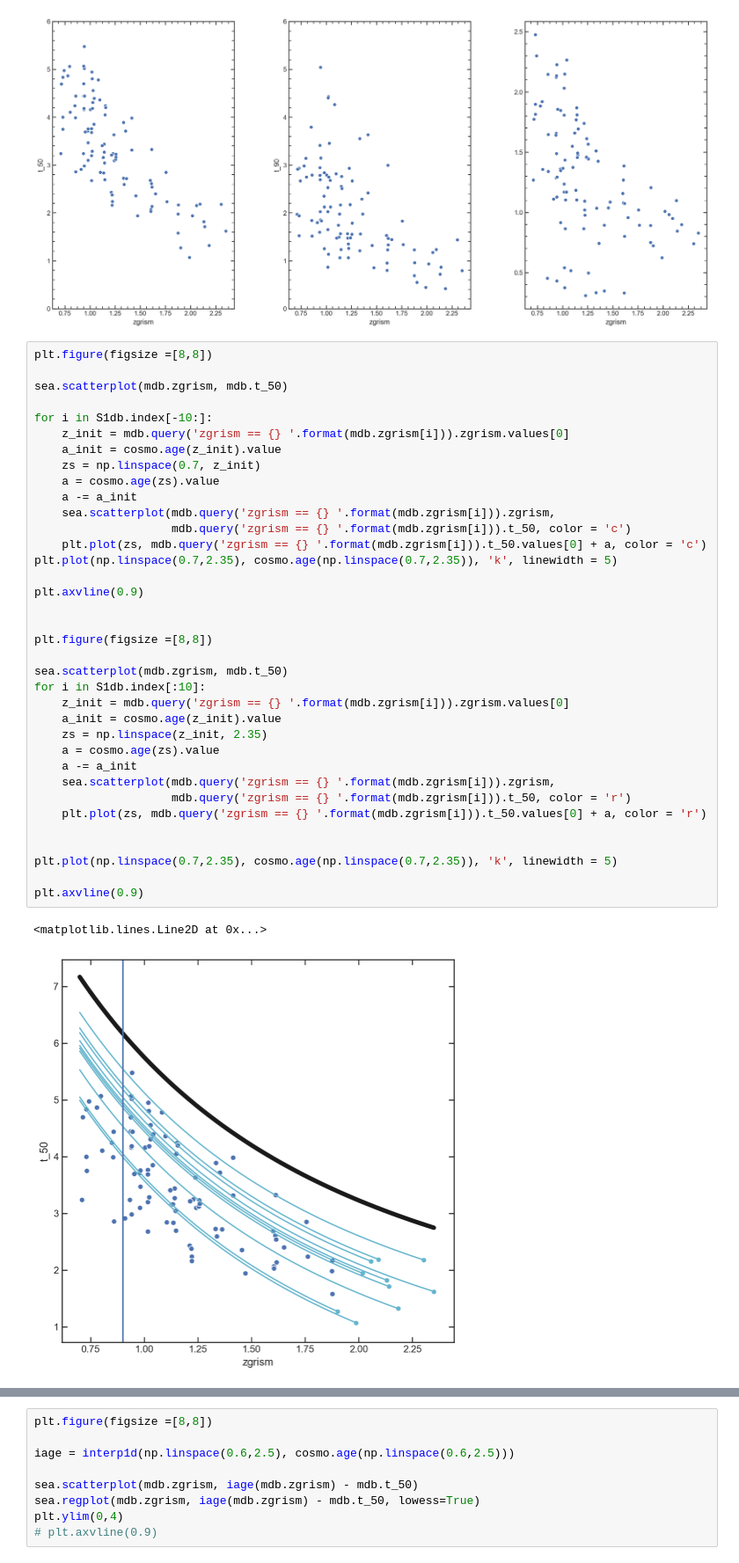
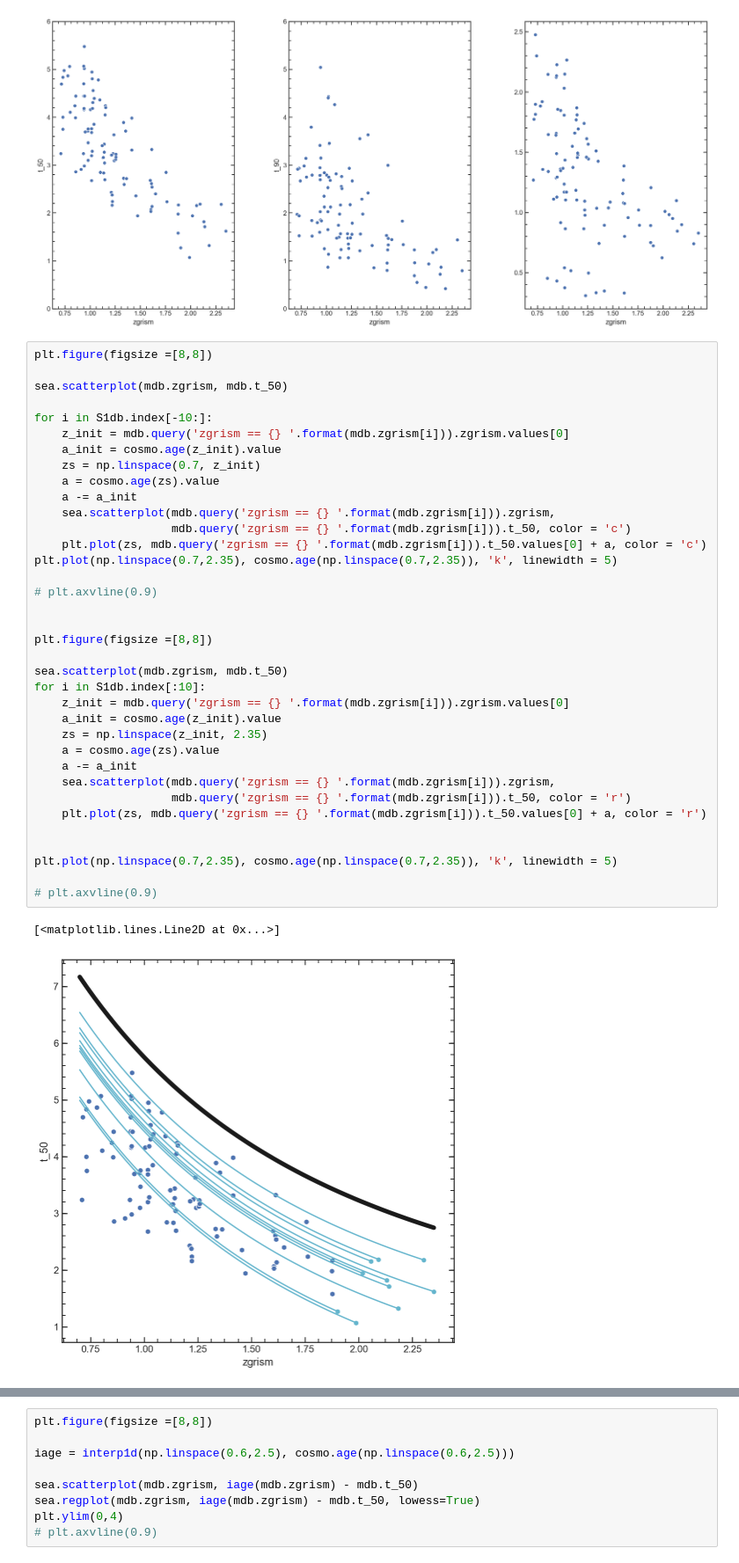
Before and after one commit to Vince-ec/Cluster_and_field, a Jupyter notebook: scripts/low_redshift.ipynb, the cells around one changed output, grey strips where cells are left out. Shown at 88% size. Drawn from its saved outputs; the diff is of its cells as text.

```diff
--- a/scripts/low_redshift.ipynb
+++ b/scripts/low_redshift.ipynb
@@ -366,34 +364,34 @@ sea.scatterplot(mdb.zgrism, mdb.t_50)
 for i in S1db.index[-10:]:
     z_init = mdb.query('zgrism == {} '.format(mdb.zgrism[i])).zgrism.values[0]
     a_init = cosmo.age(z_init).value
     zs = np.linspace(0.7, z_init)
     a = cosmo.age(zs).value
     a -= a_init
     sea.scatterplot(mdb.query('zgrism == {} '.format(mdb.zgrism[i])).zgrism,
                     mdb.query('zgrism == {} '.format(mdb.zgrism[i])).t_50, color = 'c')
     plt.plot(zs, mdb.query('zgrism == {} '.format(mdb.zgrism[i])).t_50.values[0] + a, color = 'c')
 plt.plot(np.linspace(0.7,2.35), cosmo.age(np.linspace(0.7,2.35)), 'k', linewidth = 5)
 
-plt.axvline(0.9)
+# plt.axvline(0.9)
 
 
 plt.figure(figsize =[8,8])
 
 sea.scatterplot(mdb.zgrism, mdb.t_50)
 for i in S1db.index[:10]:
     z_init = mdb.query('zgrism == {} '.format(mdb.zgrism[i])).zgrism.values[0]
     a_init = cosmo.age(z_init).value
     zs = np.linspace(z_init, 2.35)
     a = cosmo.age(zs).value
     a -= a_init
     sea.scatterplot(mdb.query('zgrism == {} '.format(mdb.zgrism[i])).zgrism,
                     mdb.query('zgrism == {} '.format(mdb.zgrism[i])).t_50, color = 'r')
     plt.plot(zs, mdb.query('zgrism == {} '.format(mdb.zgrism[i])).t_50.values[0] + a, color = 'r')
 
 
 plt.plot(np.linspace(0.7,2.35), cosmo.age(np.linspace(0.7,2.35)), 'k', linewidth = 5)
 
-plt.axvline(0.9)
+# plt.axvline(0.9)
 # %% [output]
-<matplotlib.lines.Line2D at 0x...>
+[<matplotlib.lines.Line2D at 0x...>]
-[figure, old version]
+[figure, new version]
```
Also changed, not shown: parts of 10 cells of this notebook, 1 other file.
